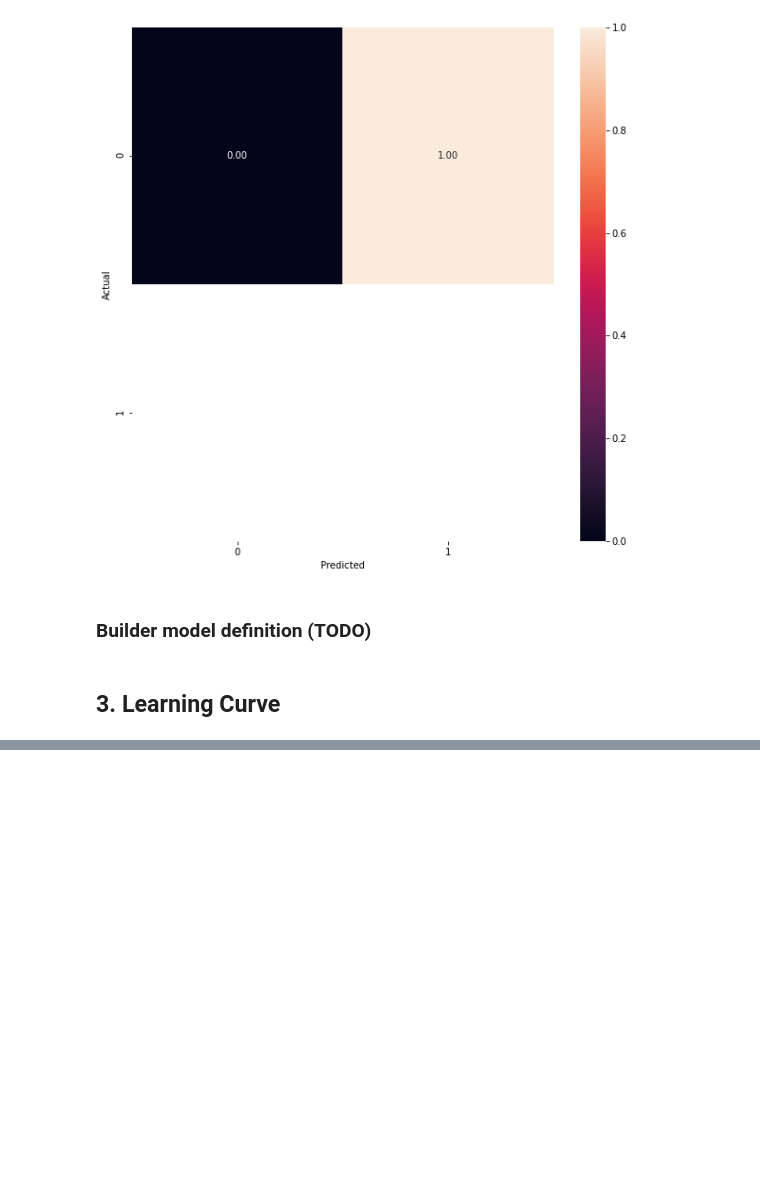
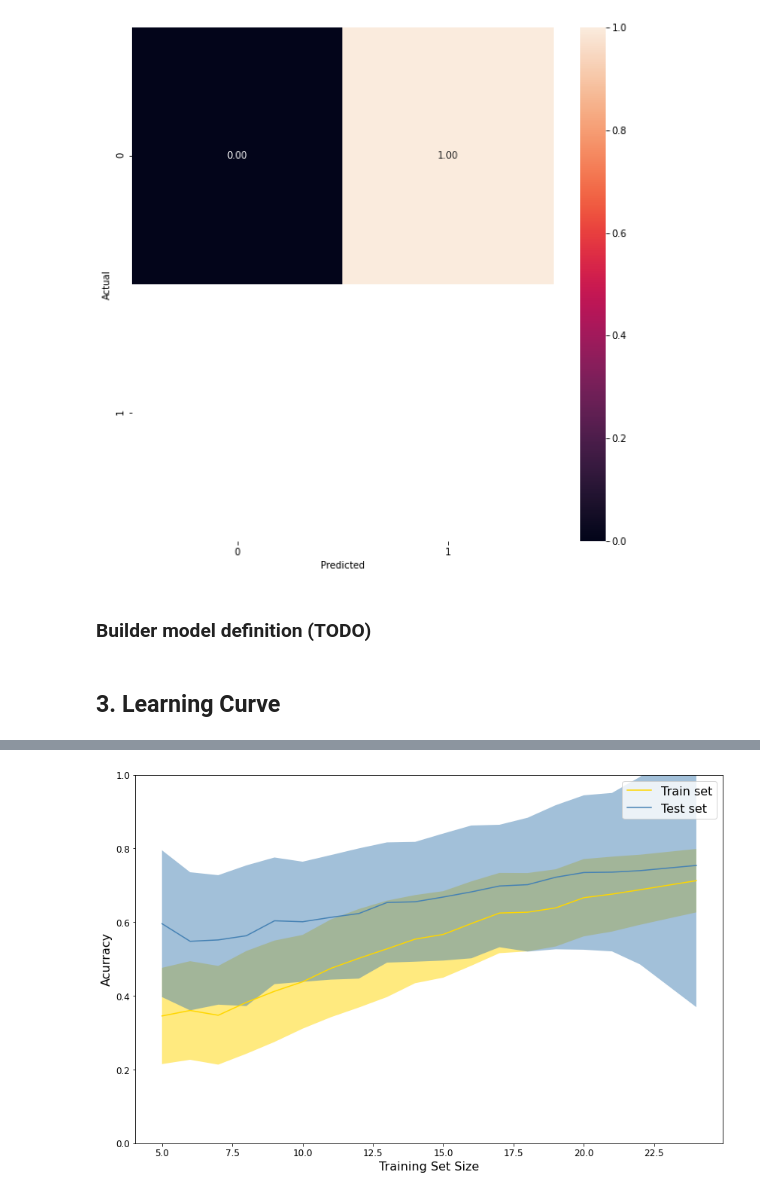
Before and after one commit to sidneyaguirre/python-bioauthentication, a Jupyter notebook: PIN-pipeline/pin4_bio_authemtication.ipynb, the cells around one changed output, grey strips where cells are left out. Cells and saved outputs as stored; diff of their text form; code cells hidden in the pictures; blank space fills up the shorter version.

```diff
--- a/PIN-pipeline/pin4_bio_authemtication.ipynb
+++ b/PIN-pipeline/pin4_bio_authemtication.ipynb
@@ -528,0 +646,4 @@ df_split_params
+# %%
+df_split_all_users_SVM = learning_curve_all_users(model=SVM__best_estimator,best_parameters=SVM_best_params, users=listUserPin4,impostors=listUserPin4Impostors)
+# %% [output]
+[figure, added]
```
Also changed, not shown: parts of 19 cells of this notebook, 5 other files.
